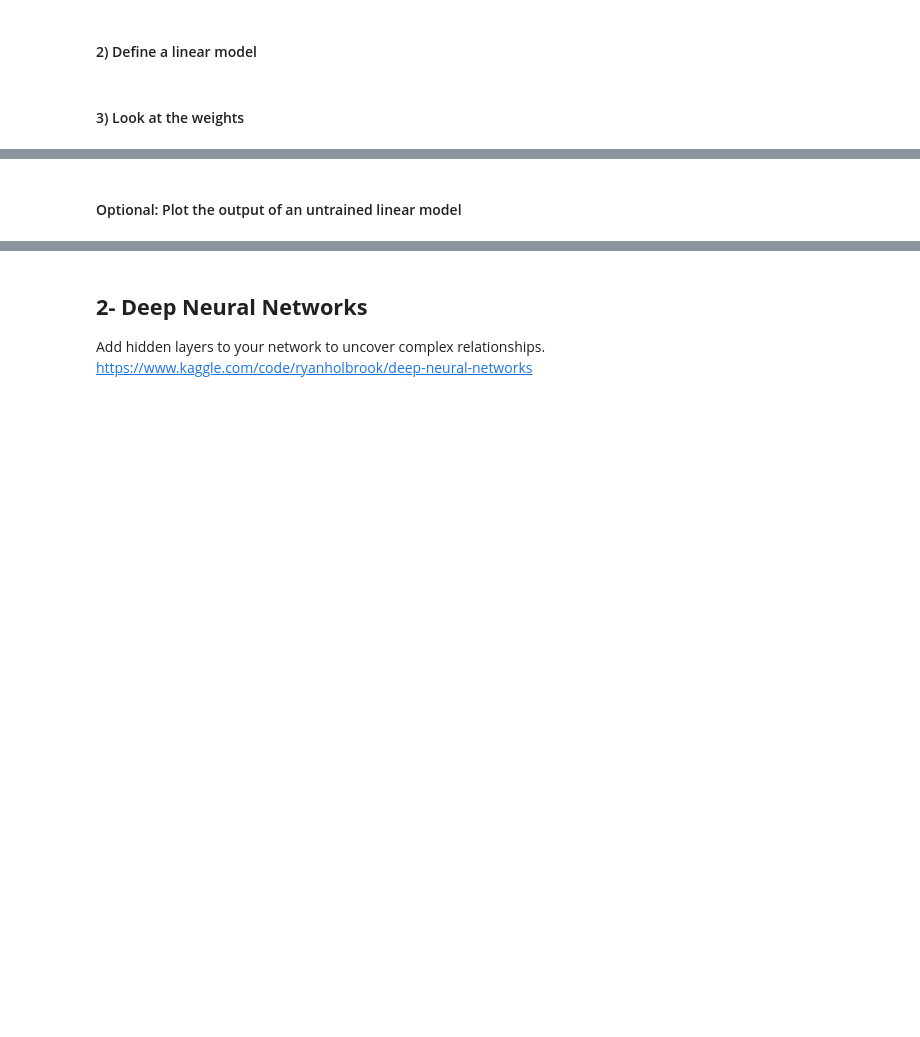
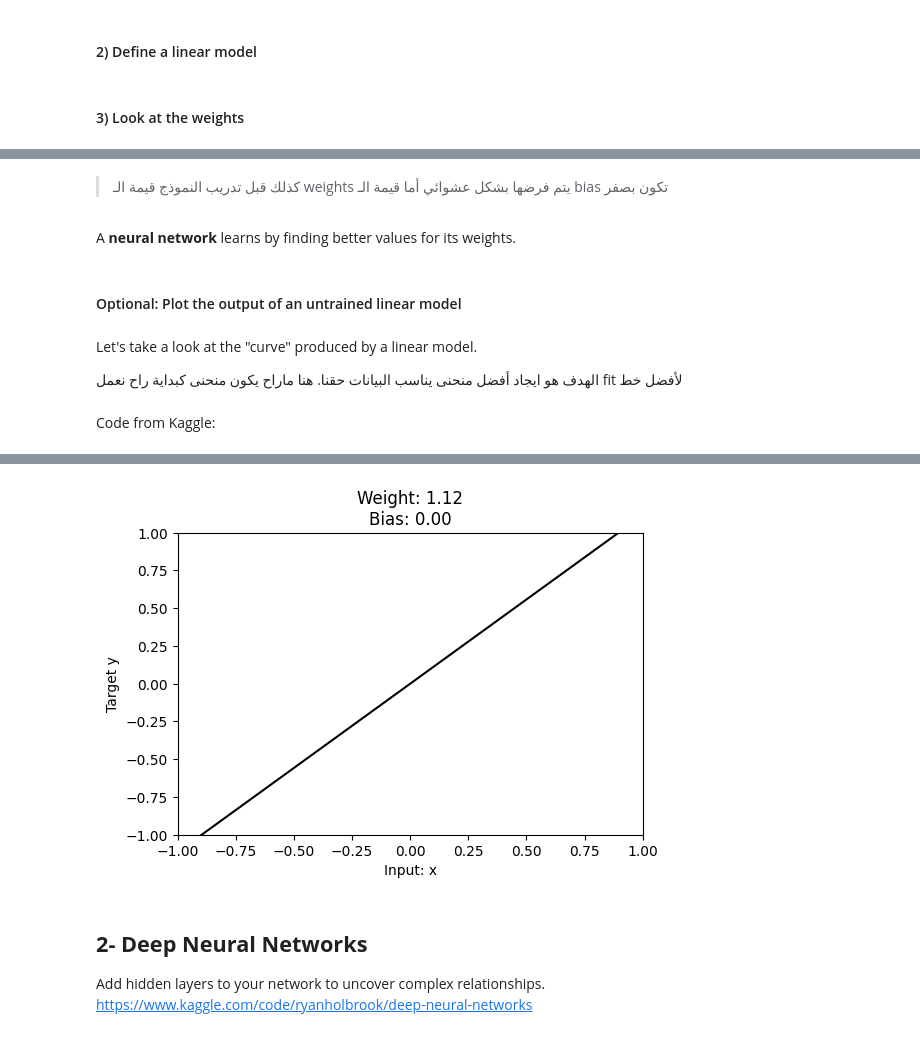
Before and after one commit to JBadawood/Kaggle, a Jupyter notebook: Intro_to_DL-Kaggle.ipynb, the cells around one changed output, grey strips where cells are left out. Saved outputs shown, nothing was run; the diff lists cells and outputs as text; code cells hidden in the pictures; blank space fills up the shorter version.

Commit message:
Setting initial random weights & bias for a neural network by Keras

```diff
--- a/Intro_to_DL-Kaggle.ipynb
+++ b/Intro_to_DL-Kaggle.ipynb
@@ -516,2 +730,33 @@ Define a linear model for dataset.
+# %% [markdown]
+> كذلك قبل تدريب النموذج قيمة الـ weights يتم فرضها بشكل عشوائي أما قيمة الـ bias تكون بصفر
+# %% [markdown]
+ A **neural network** learns by finding better values for its weights.
 # %% [markdown]
 #### Optional: Plot the output of an untrained linear model
+# %% [markdown]
+Let's take a look at the "curve" produced by a linear model.
+
+الهدف هو ايجاد أفضل منحنى يناسب البيانات حقنا. هنا ماراح يكون منحنى كبداية راح نعمل fit لأفضل خط
+# %% [markdown]
+Code from Kaggle:
+# %%
+import tensorflow as tf
+import matplotlib.pyplot as plt
+
+model = keras.Sequential([
+    layers.Dense(1, input_shape=[1]),
+])
+
+x = tf.linspace(-1.0, 1.0, 100)
+y = model.predict(x)
+
+plt.figure(dpi=100)
+plt.plot(x, y, 'k')
+plt.xlim(-1, 1)
+plt.ylim(-1, 1)
+plt.xlabel("Input: x")
+plt.ylabel("Target y")
+w, b = model.weights # you could also use model.get_weights() here
+plt.title("Weight: {:0.2f}\nBias: {:0.2f}".format(w[0][0], b[0]))
+plt.show()
+# %% [output]
@@ -518,3 +764,4 @@ Define a linear model for dataset.
+[figure, added]
 # %% [markdown]
 <a name='ch2'></a>
 ## **2- Deep Neural Networks**
```
Also changed, not shown: parts of 30 cells of this notebook.
